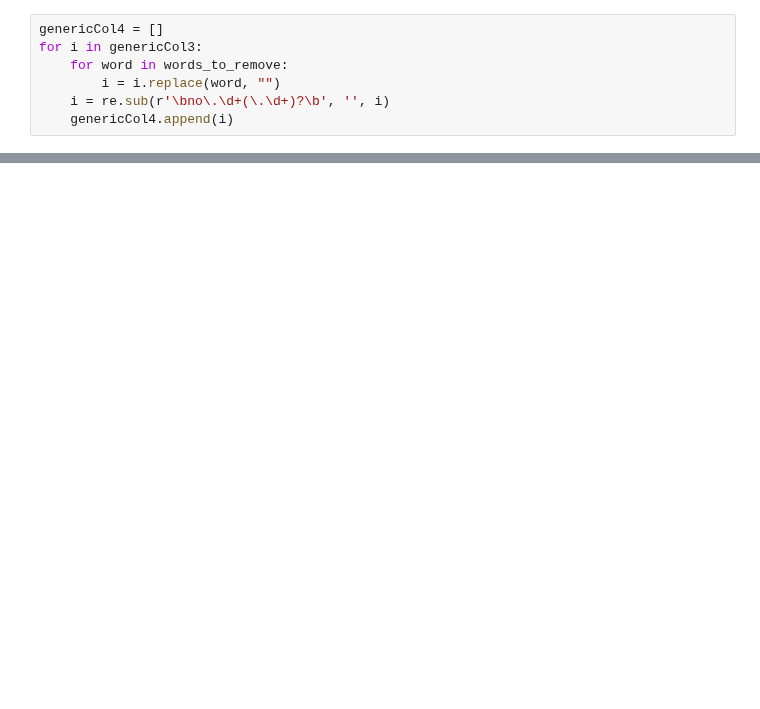
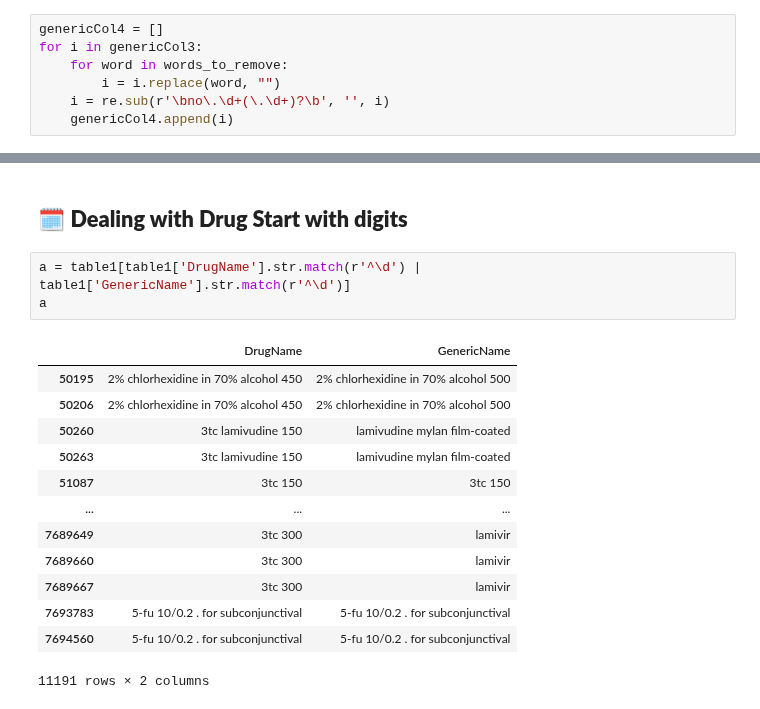
Before and after one commit to nxxk23/PROJECT, a Jupyter notebook: PrescriptionFile.ipynb, the cells around one changed output, grey strips where cells are left out. Cells and saved outputs as stored; diff of their text form; blank space fills up the shorter version.

```diff
--- a/PrescriptionFile.ipynb
+++ b/PrescriptionFile.ipynb
@@ -348,0 +155,19 @@ pre_df.to_excel('PresriptionFile.xlsx')
+# %% [markdown]
+## 🗓 **Dealing with Drug Start with digits**
+# %%
+a = table1[table1['DrugName'].str.match(r'^\d') | table1['GenericName'].str.match(r'^\d')]
+a
+# %% [output]
+|  | DrugName | GenericName |
+| 50195 | 2% chlorhexidine in 70% alcohol 450 | 2% chlorhexidine in 70% alcohol 500 |
+| 50206 | 2% chlorhexidine in 70% alcohol 450 | 2% chlorhexidine in 70% alcohol 500 |
+| 50260 | 3tc lamivudine 150 | lamivudine mylan film-coated |
+| 50263 | 3tc lamivudine 150 | lamivudine mylan film-coated |
+| 51087 | 3tc 150 | 3tc 150 |
+| ... | ... | ... |
+| 7689649 | 3tc 300 | lamivir |
+| 7689660 | 3tc 300 | lamivir |
+| 7689667 | 3tc 300 | lamivir |
+| 7693783 | 5-fu 10/0.2 . for subconjunctival | 5-fu 10/0.2 . for subconjunctival |
+| 7694560 | 5-fu 10/0.2 . for subconjunctival | 5-fu 10/0.2 . for subconjunctival |
+11191 rows × 2 columns
```
Also changed, not shown: parts of 42 cells of this notebook.
